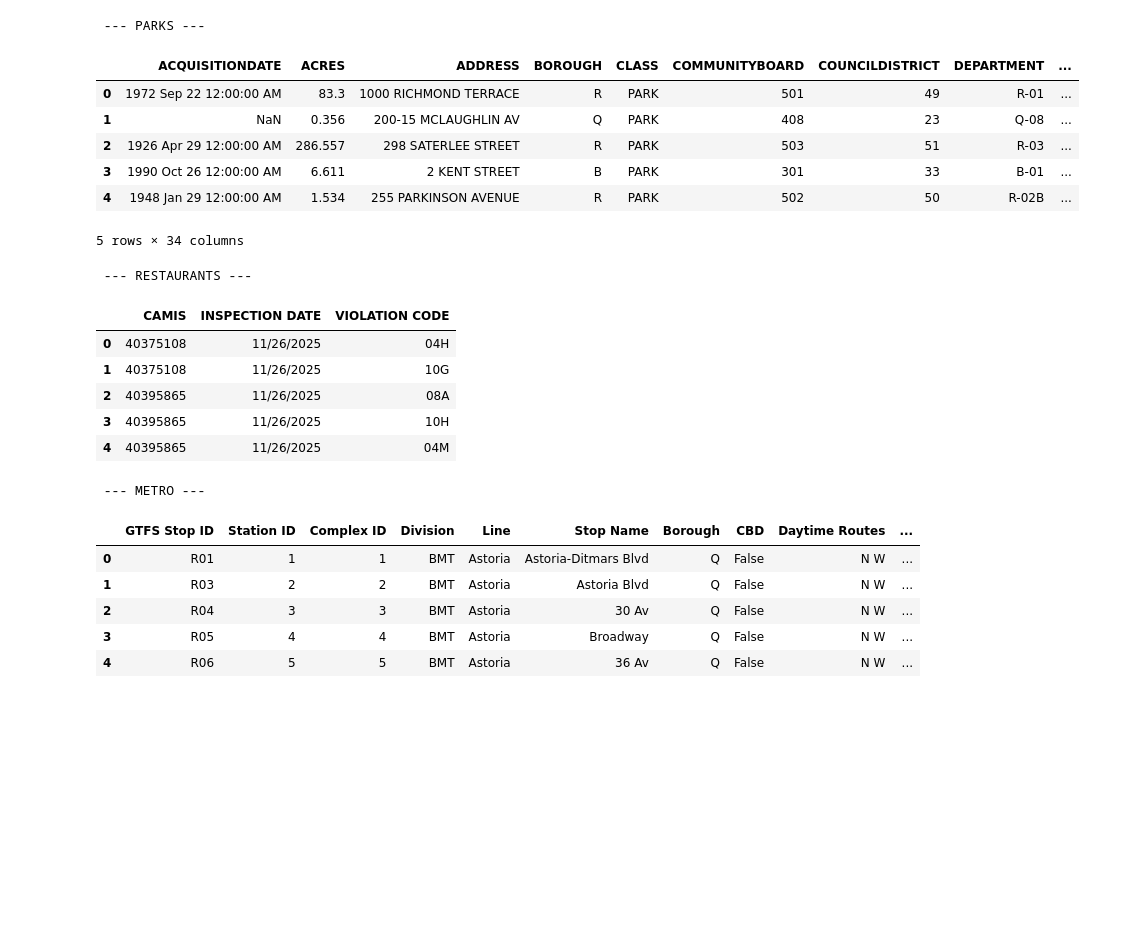
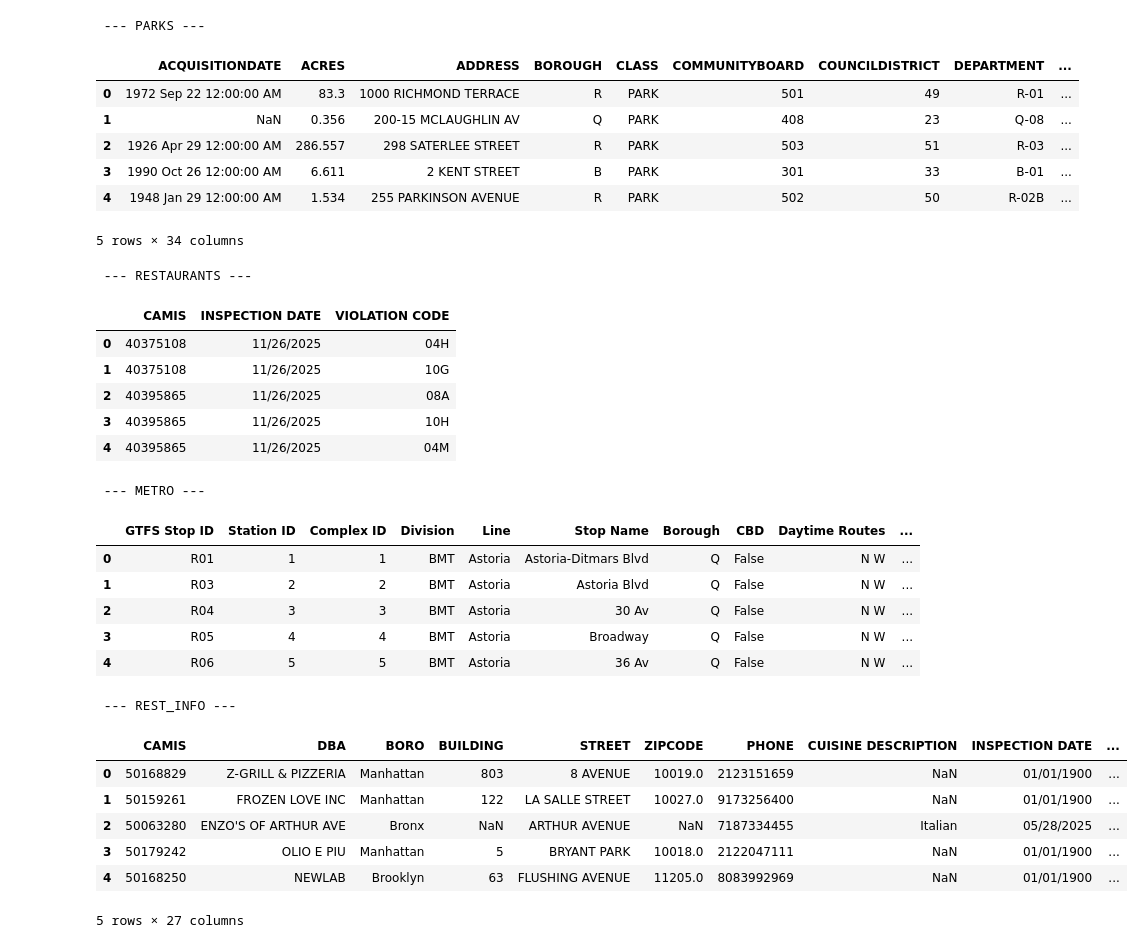
Before and after one commit to Nyt1k/city-pulse-lab, a Jupyter notebook: data_view.ipynb, the cells around one changed output. Drawn from its saved outputs; the diff is of its cells as text; code cells hidden in the pictures; blank space fills up the shorter version.

```diff
--- a/data_view.ipynb
+++ b/data_view.ipynb
@@ -31,9 +36,11 @@ from collections import defaultdict
 # %%
 parks = pd.read_csv("assets/parks.csv")
 rest = pd.read_csv("assets/restaurants.csv")
-metro = pd.read_csv("assets/metro.csv",)
+metro = pd.read_csv("assets/metro.csv")
+rest_info = pd.read_csv("assets/rest_info.csv")
 
-print(f"The number of [parks]: {len(parks):>8}")
-print(f"The number of [restaurants]: {len(rest):>8}")
+print(f"The number of [parks]: {len(parks):>10}")
+print(f"The number of [restaurants]: {len(rest):>4}")
 print(f"The number of [metros]: {len(metro):>8}")
+print(f"The number of [rest_info]: {len(rest_info):>8}")
 # %% [output]
@@ -45,31 +53,42 @@ print(f"\n --- PARKS --- \n")
 display(parks.head(n=5))
 
 print(f"\n --- RESTAURANTS --- \n")
 display(rest.head(n=5))
 
 print(f"\n --- METRO --- \n")
 display(metro.head(n=5))
+
+print(f"\n --- REST_INFO --- \n")
+display(rest_info.head(n=5))
 # %% [output]
  --- PARKS ---
 |  | ACQUISITIONDATE | ACRES | ADDRESS | BOROUGH | CLASS | COMMUNITYBOARD | COUNCILDISTRICT | DEPARTMENT | ... |
 | 0 | 1972 Sep 22 12:00:00 AM | 83.3 | 1000 RICHMOND TERRACE | R | PARK | 501 | 49 | R-01 | ... |
 | 1 | NaN | 0.356 | 200-15 MCLAUGHLIN AV | Q | PARK | 408 | 23 | Q-08 | ... |
 | 2 | 1926 Apr 29 12:00:00 AM | 286.557 | 298 SATERLEE STREET | R | PARK | 503 | 51 | R-03 | ... |
 | 3 | 1990 Oct 26 12:00:00 AM | 6.611 | 2 KENT STREET | B | PARK | 301 | 33 | B-01 | ... |
 | 4 | 1948 Jan 29 12:00:00 AM | 1.534 | 255 PARKINSON AVENUE | R | PARK | 502 | 50 | R-02B | ... |
 5 rows × 34 columns
  --- RESTAURANTS ---
 |  | CAMIS | INSPECTION DATE | VIOLATION CODE |
 | 0 | 40375108 | 11/26/2025 | 04H |
 | 1 | 40375108 | 11/26/2025 | 10G |
 | 2 | 40395865 | 11/26/2025 | 08A |
 | 3 | 40395865 | 11/26/2025 | 10H |
 | 4 | 40395865 | 11/26/2025 | 04M |
  --- METRO ---
 |  | GTFS Stop ID | Station ID | Complex ID | Division | Line | Stop Name | Borough | CBD | Daytime Routes | ... |
 | 0 | R01 | 1 | 1 | BMT | Astoria | Astoria-Ditmars Blvd | Q | False | N W | ... |
 | 1 | R03 | 2 | 2 | BMT | Astoria | Astoria Blvd | Q | False | N W | ... |
 | 2 | R04 | 3 | 3 | BMT | Astoria | 30 Av | Q | False | N W | ... |
 | 3 | R05 | 4 | 4 | BMT | Astoria | Broadway | Q | False | N W | ... |
 | 4 | R06 | 5 | 5 | BMT | Astoria | 36 Av | Q | False | N W | ... |
+ --- REST_INFO ---
+|  | CAMIS | DBA | BORO | BUILDING | STREET | ZIPCODE | PHONE | CUISINE DESCRIPTION | INSPECTION DATE | ... |
+| 0 | 50168829 | Z-GRILL & PIZZERIA | Manhattan | 803 | 8 AVENUE | 10019.0 | 2123151659 | NaN | 01/01/1900 | ... |
+| 1 | 50159261 | FROZEN LOVE INC | Manhattan | 122 | LA SALLE STREET | 10027.0 | 9173256400 | NaN | 01/01/1900 | ... |
+| 2 | 50063280 | ENZO'S OF ARTHUR AVE | Bronx | NaN | ARTHUR AVENUE | NaN | 7187334455 | Italian | 05/28/2025 | ... |
+| 3 | 50179242 | OLIO E PIU | Manhattan | 5 | BRYANT PARK | 10018.0 | 2122047111 | NaN | 01/01/1900 | ... |
+| 4 | 50168250 | NEWLAB | Brooklyn | 63 | FLUSHING AVENUE | 11205.0 | 8083992969 | NaN | 01/01/1900 | ... |
+5 rows × 27 columns
 # %%
```
Also changed, not shown: parts of 4 cells of this notebook.
